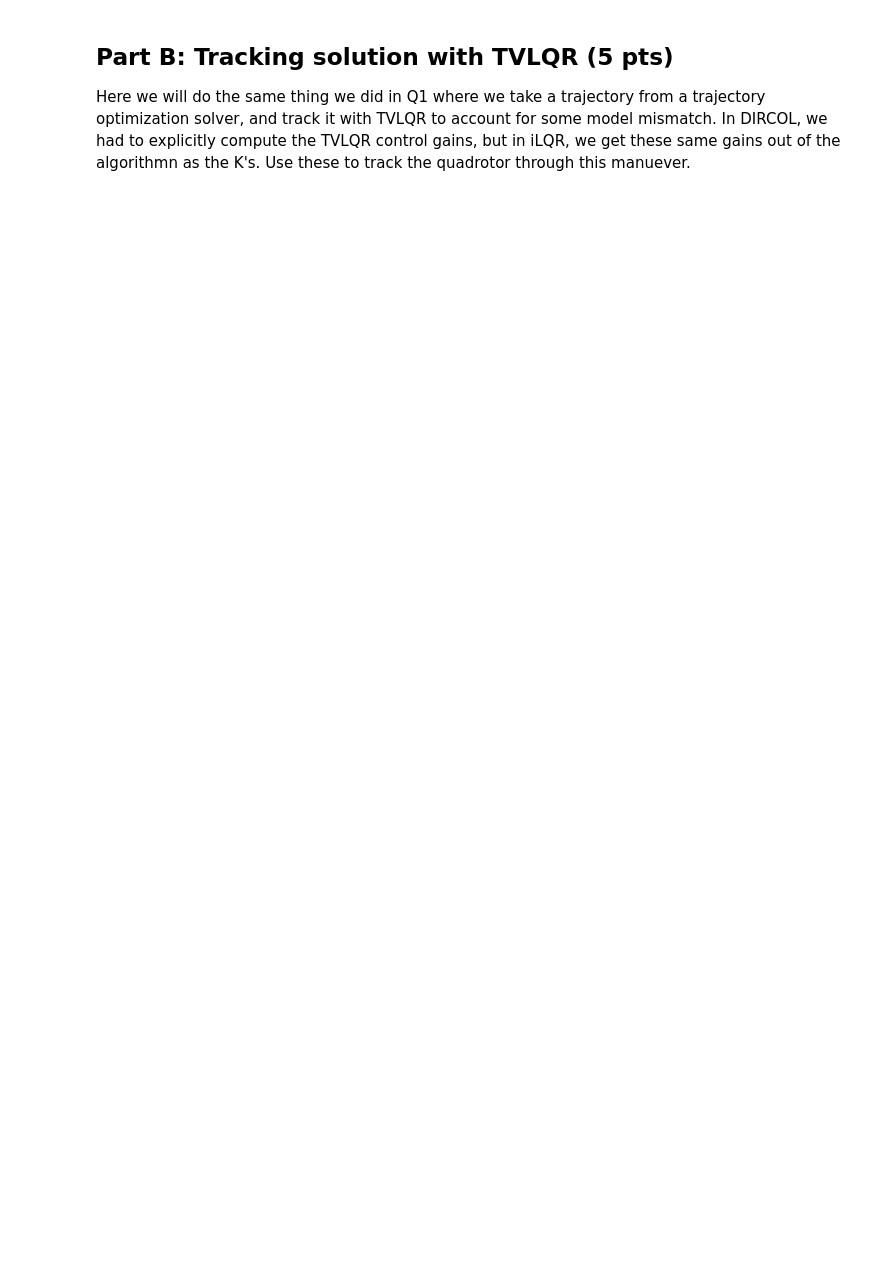
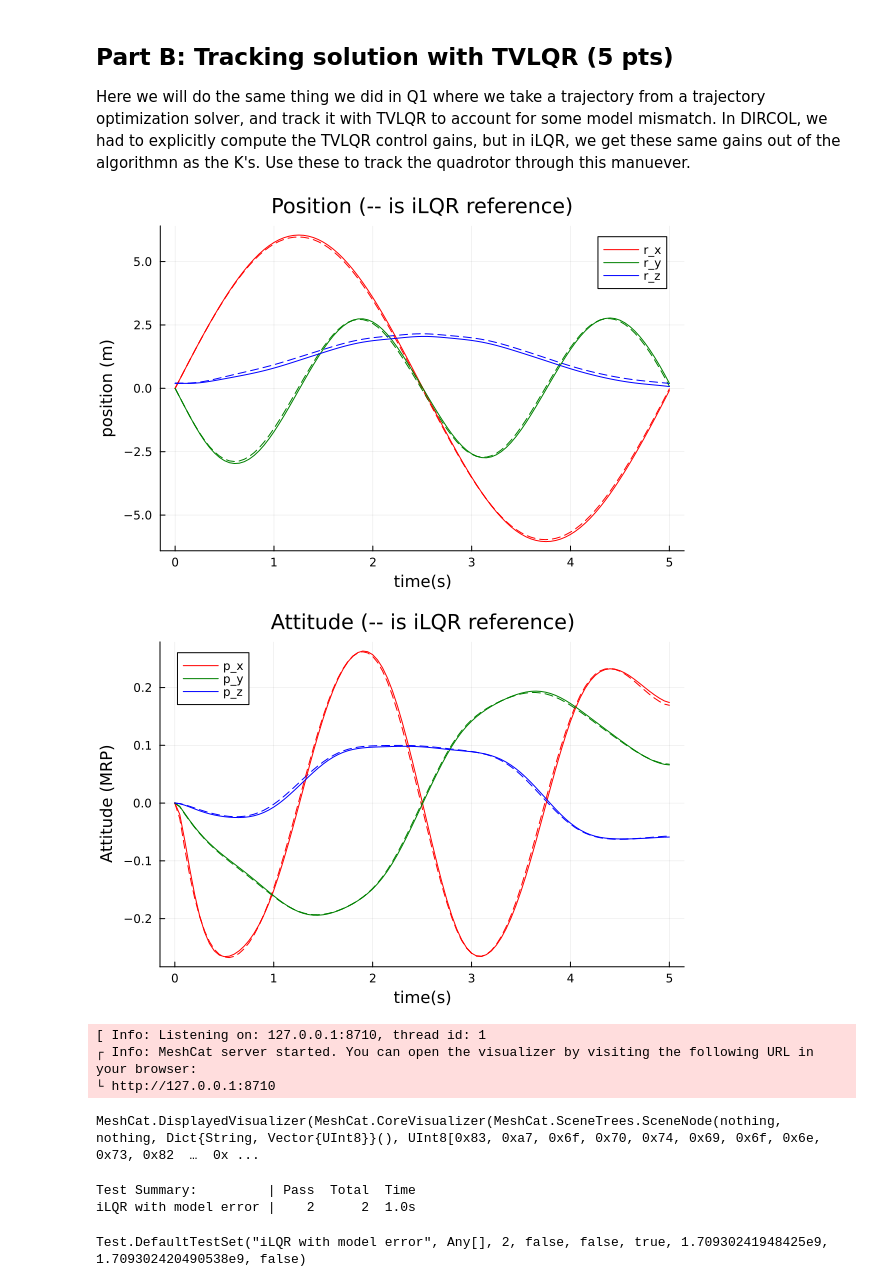
Before and after one commit to jc-bao/CMU16-745-Optimal-Control-HW, a Jupyter notebook: hw3/Q2.ipynb, the cells around one changed output. Drawn from its saved outputs; the diff is of its cells as text; code cells hidden in the pictures; blank space fills up the shorter version.

```diff
--- a/hw3/Q2.ipynb
+++ b/hw3/Q2.ipynb
@@ -76,13 +76,13 @@ function stage_cost_expansion(p::NamedTuple, x::Vector, u::Vector, k::Int)
     # TODO: return stage cost expansion
     # if the stage cost is J(x,u), you can return the following
     # ∇ₓ²J, ∇ₓJ, ∇ᵤ²J, ∇ᵤJ
-    return 0.5*p.Q, p.Q*(x - p.Xref[k]), 0.5*p.R, p.R*(u - p.Uref[k])
+    return p.Q, p.Q*(x - p.Xref[k]), p.R, p.R*(u - p.Uref[k])
 end
 function term_cost_expansion(p::NamedTuple, x::Vector)
     # TODO: return terminal cost expansion
     # if the terminal cost is Jn(x,u), you can return the following
     # ∇ₓ²Jn, ∇ₓJn
-    return 0.5*p.Qf, p.Qf*(x - p.Xref[end])
+    return p.Qf, p.Qf*(x - p.Xref[end])
 end
 function backward_pass(params::NamedTuple,          # useful params
                        X::Vector{Vector{Float64}},  # state trajectory
@@ -109,20 +109,19 @@ function backward_pass(params::NamedTuple,          # useful params
     P[N], p[N] = term_cost_expansion(params, X[N])
     for k = N-1:-1:1
         ∇ₓ²J, ∇ₓJ, ∇ᵤ²J, ∇ᵤJ = stage_cost_expansion(params, X[k], U[k], k)
-        Ac = FD.jacobian(_x -> discrete_dynamics(params, _x, U[k], k), X[k])
-        Bc = FD.jacobian(_u -> discrete_dynamics(params, X[k], _u, k), U[k])
-        A = I + params.model.dt*Ac
-        B = params.model.dt*Bc
-        Qxx = ∇ₓ²J + A'*P[k+1]*A
-        Quu = ∇ᵤ²J + B'*P[k+1]*B
-        Qux = B'*P[k+1]*A
-        Qu = ∇ᵤJ + B'*p[k+1]
-        Qx = ∇ₓJ + A'*p[k+1]
-        K[k] = -Quu\Qux
-        d[k] = -Quu\Qu
-        P[k] = Qxx + K[k]'*Quu*K[k] + K[k]'*Qux + Qux'*K[k]
-        p[k] = Qx + K[k]'*Quu*d[k] + Qux'*d[k] + K[k]'*Qu
-        ΔJ += Qu'*d[k]
+        A = FD.jacobian(_x -> discrete_dynamics(params, _x, U[k], k), X[k])
+        B = FD.jacobian(_u -> discrete_dynamics(params, X[k], _u, k), U[k])
+        gx = ∇ₓJ + A'*p[k+1]
+        gu = ∇ᵤJ + B'*p[k+1]
+        Gxx = ∇ₓ²J + A'*P[k+1]*A
+        Guu = ∇ᵤ²J + B'*P[k+1]*B
+        Gux = B'*P[k+1]*A
+        Gxu = A'*P[k+1]*B
+        d[k] = Guu\gu
+        K[k] = Guu\Gux
+        P[k] = Gxx + K[k]'*Guu*K[k] - Gxu*K[k] - K[k]'*Gux
+        p[k] = gx - K[k]'*gu + K[k]'*Guu*d[k] - Gxu*d[k]
+        ΔJ += gu'*d[k]
     end
 
     return d, K, ΔJ
@@ -171,7 +170,7 @@ function forward_pass(params::NamedTuple,           # useful params
     for i = 1:max_linesearch_iters
         J = trajectory_cost(params, X, U)
         for k = 1:N-1
-            Un[k] = U[k] + α*d[k] + K[k]*(Xn[k] - X[k])
+            Un[k] = U[k] - α*d[k] - K[k]*(Xn[k] - X[k])
             Xn[k+1] = discrete_dynamics(params, Xn[k], Un[k], k)
         end
         Jn = trajectory_cost(params, Xn, Un)
@@ -216,9 +215,6 @@ function iLQR(params::NamedTuple,         # useful params for costs/dynamics/ind
     for k = 1:N-1
         X[k+1] = discrete_dynamics(params, X[k], U[k], k)
     end
-    J = trajectory_cost(params, X, U)
-
-
 
     for ilqr_iter = 1:max_iters
         # backward pass
@@ -385,31 +395,41 @@ Here we will do the same thing we did in Q1 where we take a trajectory from a tr
     # initial condition
     Xsim[1] = 1*Xilqr[1]
 
     # TODO: simulate with closed loop control
     for i = 1:(N-1)
-        Usim[i] = Uilqr[i] + Kilqr[i]*(Xsim[i] - Xilqr[i])
+        Usim[i] = Uilqr[i] - Kilqr[i]*(Xsim[i] - Xilqr[i])
         Xsim[i+1] = rk4(model_real, quadrotor_dynamics, Xsim[i], Usim[i], model_real.dt)
     end
 
 
     # -----------------testing---------------------
     @test 1e-6 <= norm(Xilqr[50] - Xsim[50],Inf) <= .3
     @test 1e-6 <= norm(Xilqr[end] - Xsim[end],Inf) <= .3
 
     # -----------------plotting---------------------
     Xm = hcat(Xsim...)
     Um = hcat(Usim...)
     Xilqrm = hcat(Xilqr...)
     Uilqrm = hcat(Uilqr...)
     plot(t_vec,Xilqrm[1:3,:]',ls=:dash, label = "",lc = [:red :green :blue])
     display(plot!(t_vec,Xm[1:3,:]',title = "Position (-- is iLQR reference)",
                  xlabel = "time(s)", ylabel = "position (m)",
                  label = ["r_x" "r_y" "r_z"],lc = [:red :green :blue]))
 
     plot(t_vec,Xilqrm[7:9,:]',ls=:dash, label = "",lc = [:red :green :blue])
     display(plot!(t_vec,Xm[7:9,:]',title = "Attitude (-- is iLQR reference)",
                  xlabel = "time(s)", ylabel = "Attitude (MRP)",
                  label = ["p_x" "p_y" "p_z"],lc = [:red :green :blue]))
 
     display(animate_quadrotor(Xilqr, params.Xref, params.model.dt))
 end
+# %% [output]
+[figure, added]
+[figure, added]
+[ Info: Listening on: 127.0.0.1:8710, thread id: 1
+┌ Info: MeshCat server started. You can open the visualizer by visiting the following URL in your browser:
+└ http://127.0.0.1:8710
+MeshCat.DisplayedVisualizer(MeshCat.CoreVisualizer(MeshCat.SceneTrees.SceneNode(nothing, nothing, Dict{String, Vector{UInt8}}(), UInt8[0x83, 0xa7, 0x6f, 0x70, 0x74, 0x69, 0x6f, 0x6e, 0x73, 0x82  …  0x ...
+Test Summary:         | Pass  Total  Time
+iLQR with model error |    2      2  1.0s
+Test.DefaultTestSet("iLQR with model error", Any[], 2, false, false, true, 1.70930241948425e9, 1.709302420490538e9, false)
```
Also changed, not shown: parts of 1 cell of this notebook, 6 other files.
